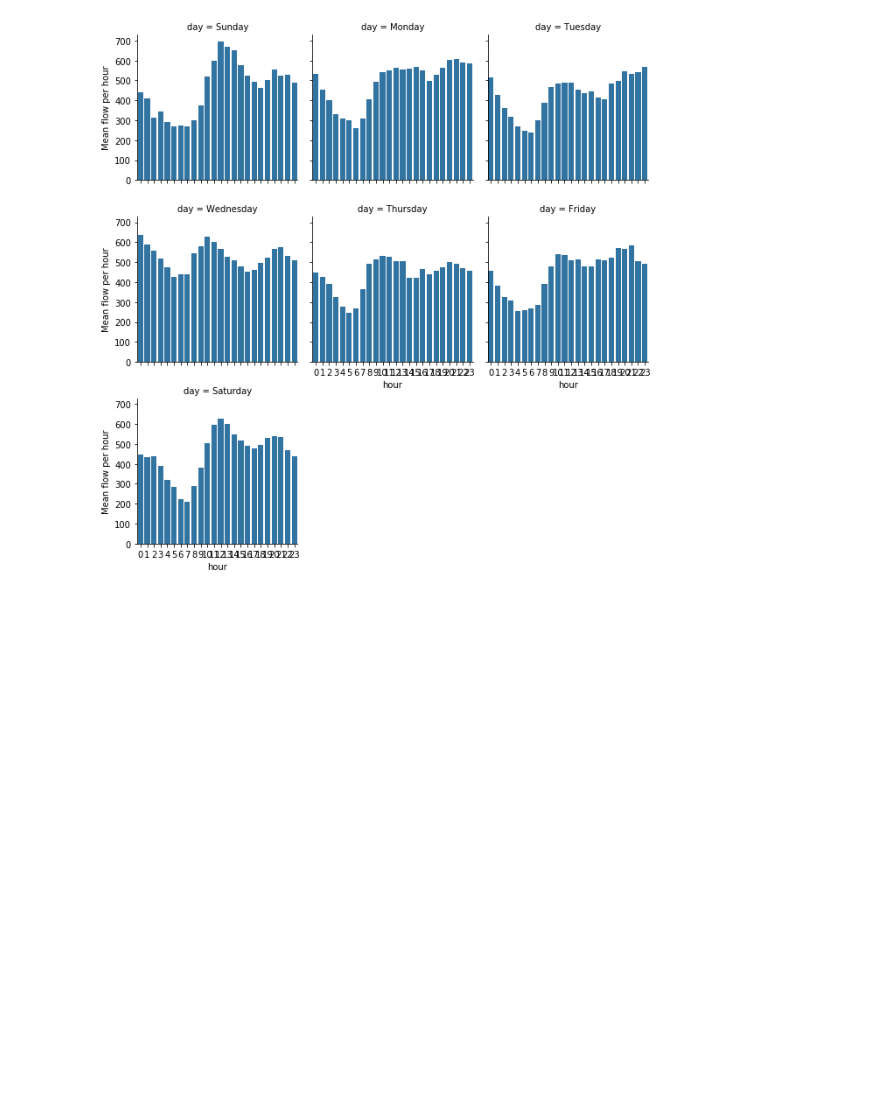
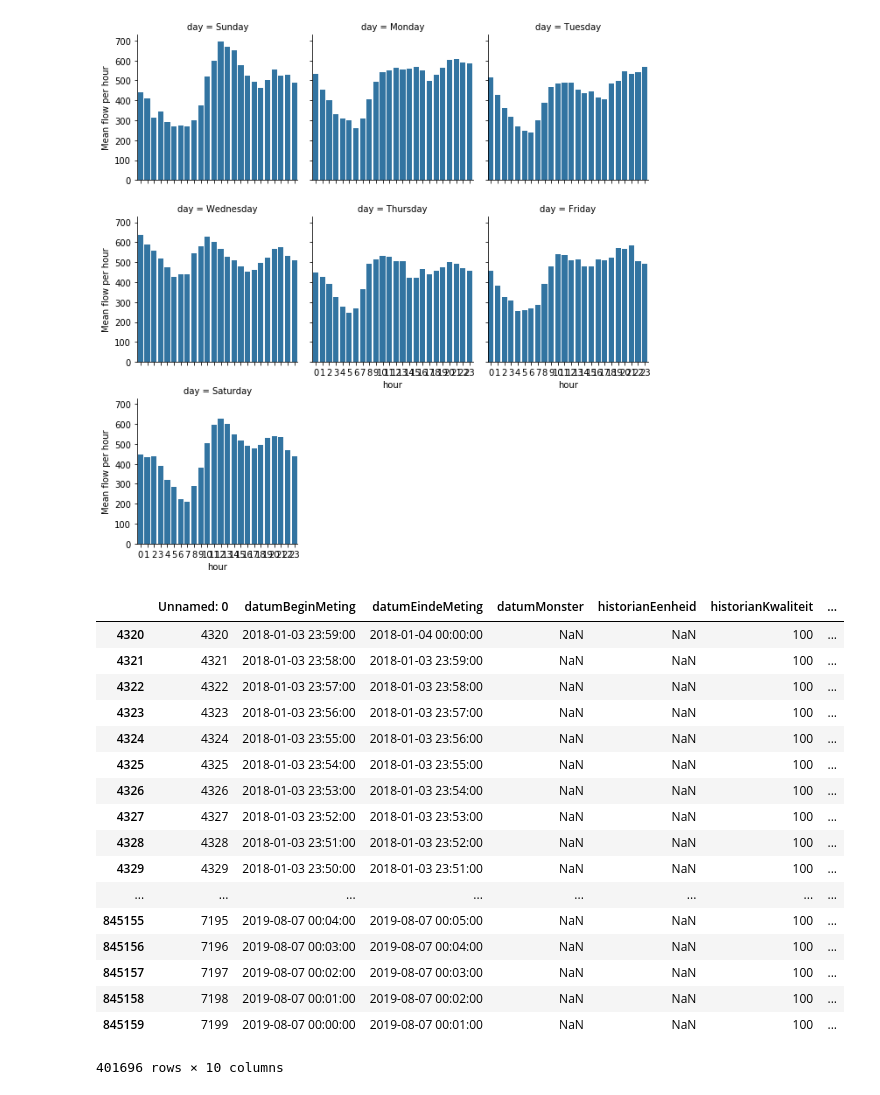
Before and after one commit to rogertian0707/jbg060, a Jupyter notebook: code/rainfall_to_station.ipynb, the cells around one changed output. Cells and saved outputs as stored; diff of their text form; code cells hidden in the pictures; blank space fills up the shorter version.

```diff
--- a/code/rainfall_to_station.ipynb
+++ b/code/rainfall_to_station.ipynb
@@ -234,3 +286,24 @@ g = sns.FacetGrid(data = flow_filtered.groupby([
 g.map(sns.barplot, "hour", "Mean flow per hour");
 # %% [output]
 [figure]
+# %%
+flow_filtered
+# %% [output]
+|  | Unnamed: 0 | datumBeginMeting | datumEindeMeting | datumMonster | historianEenheid | historianKwaliteit | ... |
+| 4320 | 4320 | 2018-01-03 23:59:00 | 2018-01-04 00:00:00 | NaN | NaN | 100 | ... |
+| 4321 | 4321 | 2018-01-03 23:58:00 | 2018-01-03 23:59:00 | NaN | NaN | 100 | ... |
+| 4322 | 4322 | 2018-01-03 23:57:00 | 2018-01-03 23:58:00 | NaN | NaN | 100 | ... |
+| 4323 | 4323 | 2018-01-03 23:56:00 | 2018-01-03 23:57:00 | NaN | NaN | 100 | ... |
+| 4324 | 4324 | 2018-01-03 23:55:00 | 2018-01-03 23:56:00 | NaN | NaN | 100 | ... |
+| 4325 | 4325 | 2018-01-03 23:54:00 | 2018-01-03 23:55:00 | NaN | NaN | 100 | ... |
+| 4326 | 4326 | 2018-01-03 23:53:00 | 2018-01-03 23:54:00 | NaN | NaN | 100 | ... |
+| 4327 | 4327 | 2018-01-03 23:52:00 | 2018-01-03 23:53:00 | NaN | NaN | 100 | ... |
+| 4328 | 4328 | 2018-01-03 23:51:00 | 2018-01-03 23:52:00 | NaN | NaN | 100 | ... |
+| 4329 | 4329 | 2018-01-03 23:50:00 | 2018-01-03 23:51:00 | NaN | NaN | 100 | ... |
+| ... | ... | ... | ... | ... | ... | ... | ... |
+| 845155 | 7195 | 2019-08-07 00:04:00 | 2019-08-07 00:05:00 | NaN | NaN | 100 | ... |
+| 845156 | 7196 | 2019-08-07 00:03:00 | 2019-08-07 00:04:00 | NaN | NaN | 100 | ... |
+| 845157 | 7197 | 2019-08-07 00:02:00 | 2019-08-07 00:03:00 | NaN | NaN | 100 | ... |
+| 845158 | 7198 | 2019-08-07 00:01:00 | 2019-08-07 00:02:00 | NaN | NaN | 100 | ... |
+| 845159 | 7199 | 2019-08-07 00:00:00 | 2019-08-07 00:01:00 | NaN | NaN | 100 | ... |
+401696 rows × 10 columns
```
Also changed, not shown: parts of 11 cells of this notebook.
